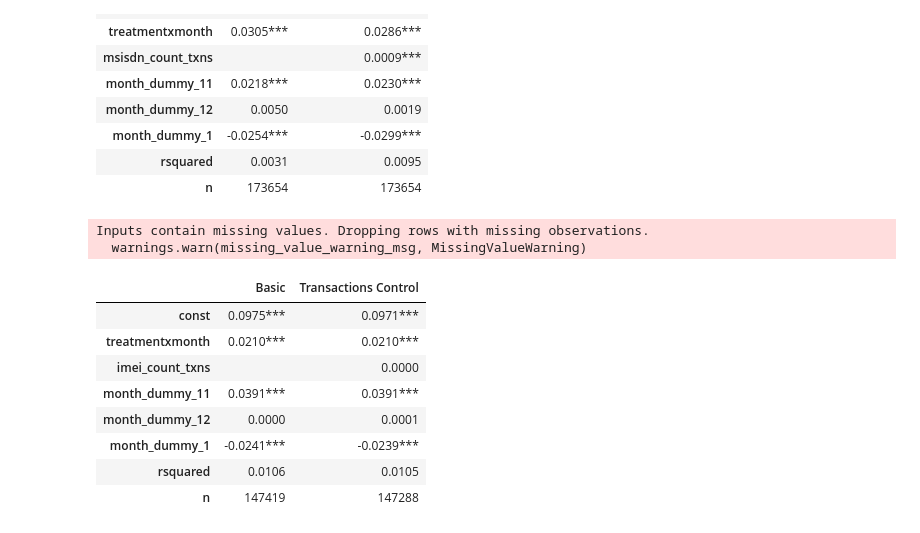
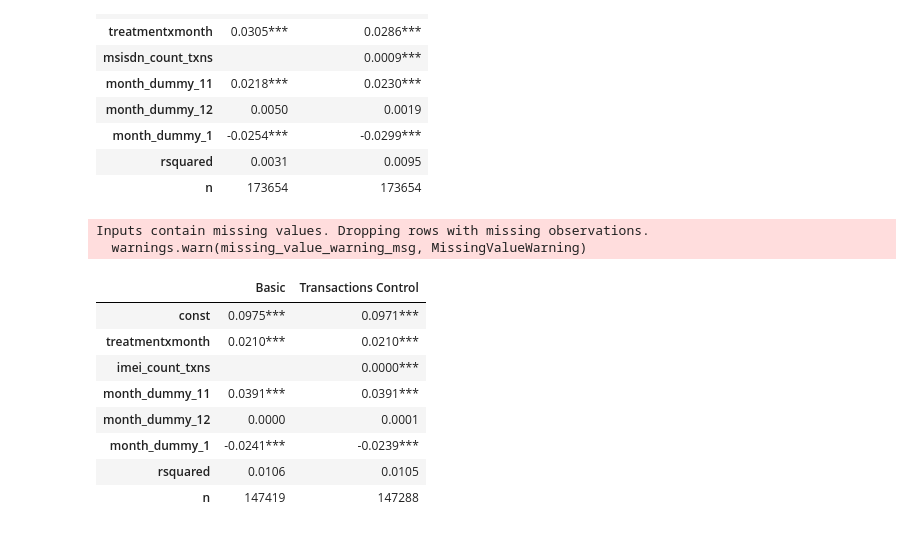
Before and after one commit to emilylaiken/togo-phone-sharing, a Jupyter notebook: phone_sharing.ipynb, the cells around one changed output. Saved outputs shown, nothing was run; the diff lists cells and outputs as text; code cells hidden in the pictures.

Commit message:
clustered standard errors

```diff
--- a/phone_sharing.ipynb
+++ b/phone_sharing.ipynb
@@ -32,7 +32,7 @@ with open('config.json', 'r') as infile:
 indir = config['indir']
 outdir = config['outdir']
 admin_fname = config['admin_fname']
-cantons_assignmenet_fname = config['cantons_assignment_fname']
+canton_assignment_fname = config['cantons_assignment_fname']
 rct_assignment_fname = config['rct_assignment_fname']
 shapefile_fname = config['shapefile_fname']
 # %% [markdown]
@@ -299,7 +299,7 @@ IMEI-centric dataset, no duplicates: 151231
 # %% [markdown]
 ### III. Table 2 Panel A: Entire Network
 # %%
-toplevel_dir = outdir + 'october/'
+toplevel_dir = indir + 'january/'
 
 imei_per_msisdn = pd.read_csv(toplevel_dir + 'imei_per_msisdn.csv')
 msisdn_per_imei = pd.read_csv(toplevel_dir + 'msisdn_per_imei.csv')
@@ -369,7 +369,7 @@ print('Percent treated: %.2f' % (100*(novissi[(novissi['registered_nov_dec'] ==
                                                      ['treated'].mean())))
 
 # Link to IMEI
-imeis = pd.read_csv(outdir + 'imei_assignments.csv')\
+imeis = pd.read_csv(indir + 'scratch/imei_assignments.csv')\
     [['PhoneNumber', 'imei']]
 novissi = novissi.merge(imeis, on='PhoneNumber', how='left')
 print('Percent of records linked to IMEI: %.2f' % (100 - 100*novissi['imei'].isnull().mean()))
@@ -970,7 +970,7 @@ table = []
 for regression, exog_vars in regressions:
     exog = sm.add_constant(data[exog_vars])
     mod = PanelOLS(data[outcome], exog, entity_effects=True, time_effects=False)
-    result = mod.fit()
+    result = mod.fit(cov_type='clustered', cluster_entity=True)
 
     stars = {result.pvalues.index[i]:'***' if result.pvalues[i] < 0.001 else '**' if result.pvalues[i] < 0.01 \
             else '*' if result.pvalues[i] < 0.05 else '' for i in range(len(result.pvalues))}
@@ -1000,35 +1000,35 @@ Inputs contain missing values. Dropping rows with missing observations.
 outcome = 'msisdn_per_imei'
 regressions = [
     ('Basic', ['treatmentxmonth', 'month_dummy_11', 'month_dummy_12', 'month_dummy_1']),
     ('Transactions Control', ['treatmentxmonth', 'imei_count_txns', 'month_dummy_11', 'month_dummy_12',
                               'month_dummy_1']),
 ]
 
 table = []
 for regression, exog_vars in regressions:
     exog = sm.add_constant(data[exog_vars])
     mod = PanelOLS(data[outcome], exog, entity_effects=True, time_effects=False)
-    result = mod.fit()
+    result = mod.fit(cov_type='clustered', cluster_entity=True)
 
     stars = {result.pvalues.index[i]:'***' if result.pvalues[i] < 0.001 else '**' if result.pvalues[i] < 0.01 \
             else '*' if result.pvalues[i] < 0.05 else '' for i in range(len(result.pvalues))}
     params = {result.params.index[i]: ('%.4f' % result.params[i]) + stars[result.params.index[i]] \
               for i in range(len(result.params))}
     table.append({**params, **{'rsquared': '%.4f' % result.rsquared, 'n':'%i' % result.nobs}})
 
 
 table = pd.DataFrame(table).T.sort_index().fillna('')
 table.columns = [label for label, _ in regressions]
 table = table.reindex(['const', 'treatmentxmonth', 'imei_count_txns', 'month_dummy_11', 'month_dummy_12',
                        'month_dummy_1', 'rsquared', 'n'])
 table
 # %% [output]
 Inputs contain missing values. Dropping rows with missing observations.
   warnings.warn(missing_value_warning_msg, MissingValueWarning)
 |  | Basic | Transactions Control |
 | const | 0.0975*** | 0.0971*** |
 | treatmentxmonth | 0.0210*** | 0.0210*** |
-| imei_count_txns |  | 0.0000 |
+| imei_count_txns |  | 0.0000*** |
 | month_dummy_11 | 0.0391*** | 0.0391*** |
 | month_dummy_12 | 0.0000 | 0.0001 |
 | month_dummy_1 | -0.0241*** | -0.0239*** |
```
Also changed, not shown: parts of 8 cells of this notebook.
